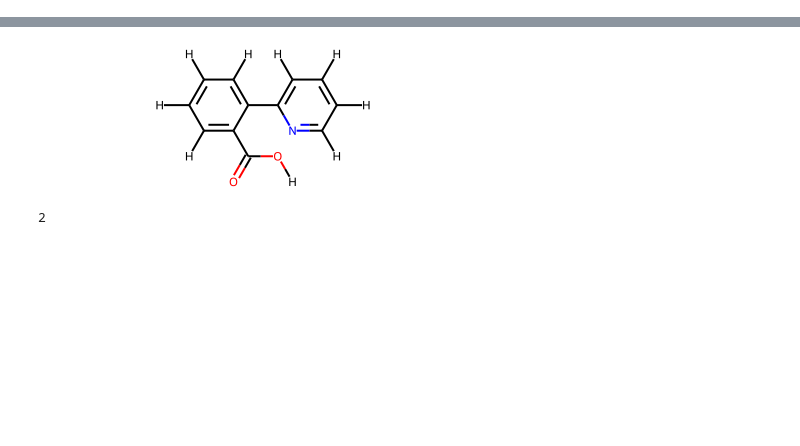
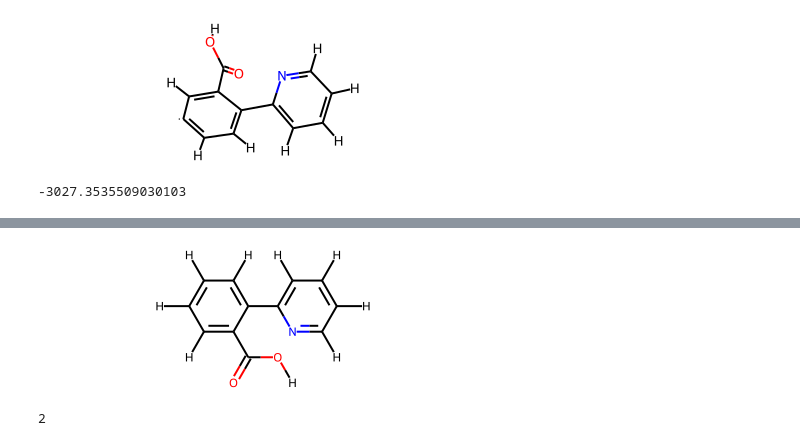
Before and after one commit to moleculeclub/molclub, a Jupyter notebook: notebooks/conf_gen.ipynb, the cells around one changed output, grey strips where cells are left out. Saved outputs shown, nothing was run; the diff lists cells and outputs as text; code cells hidden in the pictures; blank space fills up the shorter version.

```diff
--- a/notebooks/conf_gen.ipynb
+++ b/notebooks/conf_gen.ipynb
@@ -0,0 +27,7 @@
+# %%
+mol, energy = gfnff.opt(mol)
+display(mol)
+print(energy)
+# %% [output]
+[figure, added]
+-3027.3535509030103
```
Also changed, not shown: parts of 4 cells of this notebook, 15 other files.
